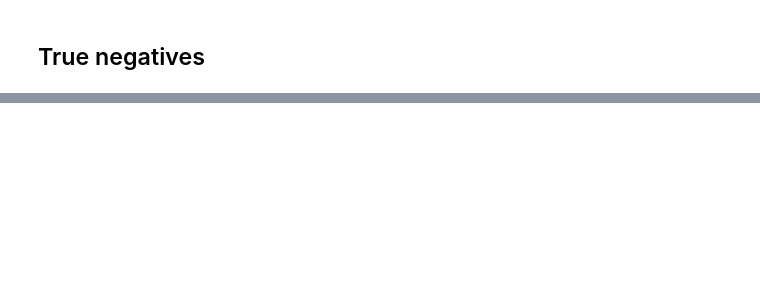
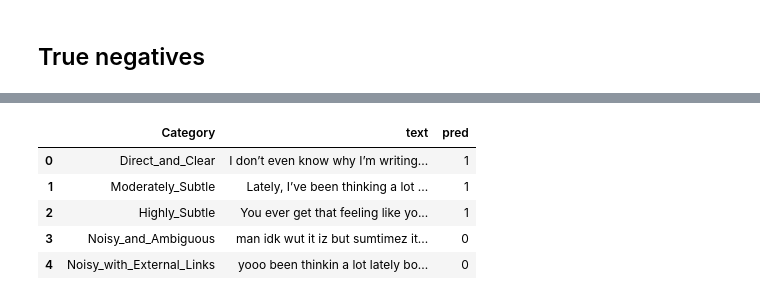
Before and after one commit to ArielMAs/arielmas.github.io, a Jupyter notebook: src/suicide_detector/classification.ipynb, the cells around one changed output, grey strips where cells are left out. Saved outputs shown, nothing was run; the diff lists cells and outputs as text; code cells hidden in the pictures; blank space fills up the shorter version.

```diff
--- a/src/suicide_detector/classification.ipynb
+++ b/src/suicide_detector/classification.ipynb
@@ -417,0 +371,25 @@ pipeSVC.predict([msg])
+# %%
+# Set the model in the pipeline
+generic_pipeline.set_params(model=ComplementNB())
+
+generic_pipeline.set_params(to_dense=None)
+# Define the hyperparameter grid
+param_grid = {
+    'preprocessor__text__vectorization__ngram_range': [(1, 1), (1, 2),(1,3)],  # Tune n-gram range for TfidfVectorizer
+    'preprocessor__text__vectorization__stop_words': [None,'english'],  # Tune stop_words for TfidfVectorizer
+    'preprocessor__text__vectorization__max_df': [0.9, 1.0],  # Ignore very frequent words
+    'preprocessor__text__vectorization__min_df': [1, 3],  # Ignore very rare words
+    'preprocessor__text__vectorization__use_idf': [True, False],  # Use or ignore IDF
+    'model__alpha': [0.1, 0.5, 1.0]  # Tune alpha for MultinomialNB
+}
+
+
+# Initialize Grid Search
+grid_search = GridSearchCV(generic_pipeline, param_grid, cv=5,scoring='roc_auc')
+
+# Fit and Evaluate
+grid_search.fit(X_train, y_train)
+
+# Print best parameters and score
+print("Best parameters:", grid_search.best_params_)
+print("Best score:", grid_search.best_score_)
@@ -417,0 +443,23 @@ pipeSVC.predict([msg])
+# %%
+examples_df = pd.DataFrame({
+    'Category': ['Direct_and_Clear', 'Moderately_Subtle', 'Highly_Subtle', 'Noisy_and_Ambiguous', 'Noisy_with_External_Links'],
+    'text': [
+        "I don’t even know why I’m writing this. I guess I just feel like I need to get it out somehow. I’ve tried so hard to keep going, to find a reason to stay, but it feels like no matter what I do, nothing changes. I wake up every day feeling empty, exhausted, like I’m just going through the motions for everyone else’s sake. And honestly? I don’t think I can keep pretending anymore. I just want the pain to stop. I don’t see a way forward. Maybe this is my way of saying goodbye.",
+        "Lately, I’ve been thinking a lot about how things used to be. How different life was, how much easier it felt. It’s funny how things change, how people drift apart, how you can be surrounded by so many and still feel completely alone. I don’t know, maybe I’m just tired. Maybe I just need a break from everything. It’s just… hard to see the point sometimes, you know? Anyway, I hope you’re all doing well. Take care of yourselves.",
+        "You ever get that feeling like you’re standing at the edge of something? Not necessarily bad, just… different. Like maybe things are about to change, one way or another. I don’t know. Just been lost in my thoughts a lot lately. Hope everyone’s good.",
+        "man idk wut it iz but sumtimez it feelz like no matter how much u try u jus keep fallin bak into the same place. u ever jus sit there n wonder if it even matterz anymore?? idk lol maybe im just trippin. anyway stay safe yall.",
+        "yooo been thinkin a lot lately bout how sht workzz. weird how u can do evrything rite n still feel lyk u got nuthin left. idk mayb i jus need sum rest or wutevr. if any1 feelin like dis too check out www.ithinkimdone.net idk just a thought."
+    ]
+})
+# %%
+exmp_text = examples_df.drop('Category',axis=1)
+# %%
+examples_df['pred'] = grid_search.predict(exmp_text)
+examples_df
+# %% [output]
+|  | Category | text | pred |
+| 0 | Direct_and_Clear | I don’t even know why I’m writing... | 1 |
+| 1 | Moderately_Subtle | Lately, I’ve been thinking a lot ... | 1 |
+| 2 | Highly_Subtle | You ever get that feeling like yo... | 1 |
+| 3 | Noisy_and_Ambiguous | man idk wut it iz but sumtimez it... | 0 |
+| 4 | Noisy_with_External_Links | yooo been thinkin a lot lately bo... | 0 |
```
Also changed, not shown: parts of 88 cells of this notebook, 3 other files.
